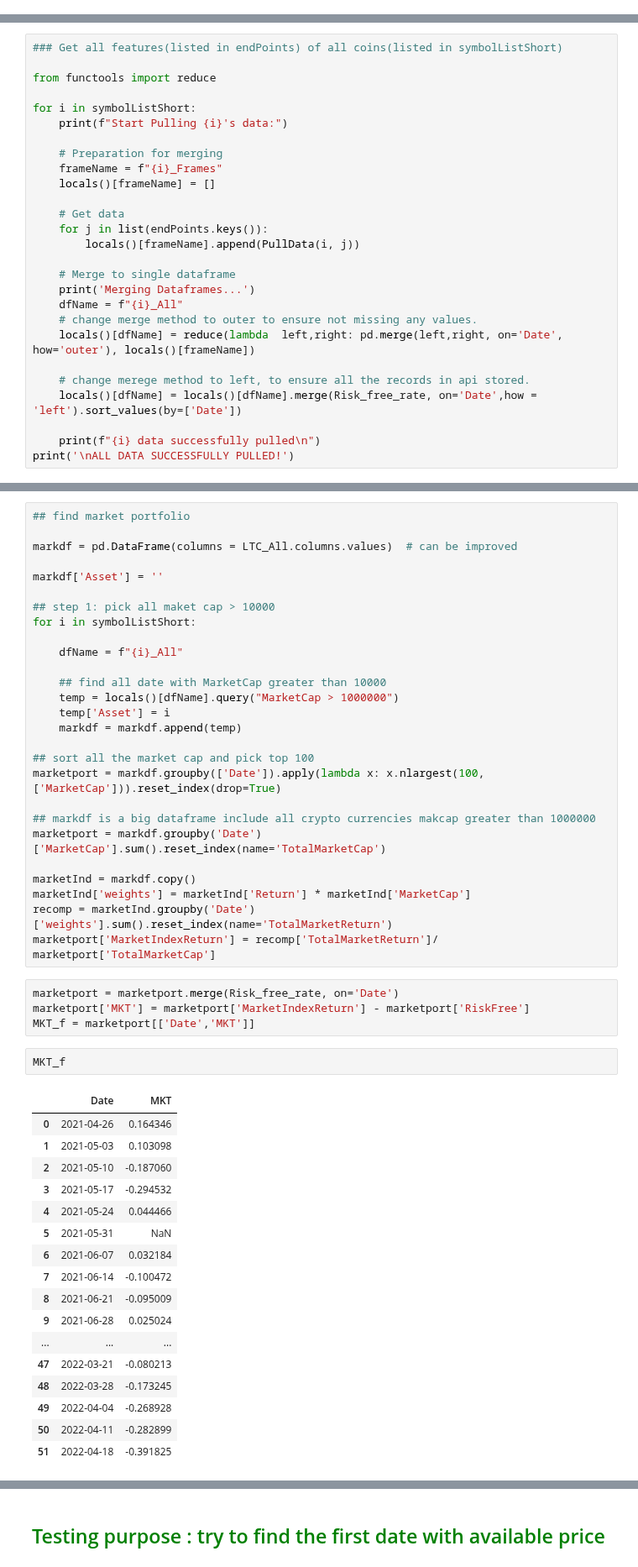
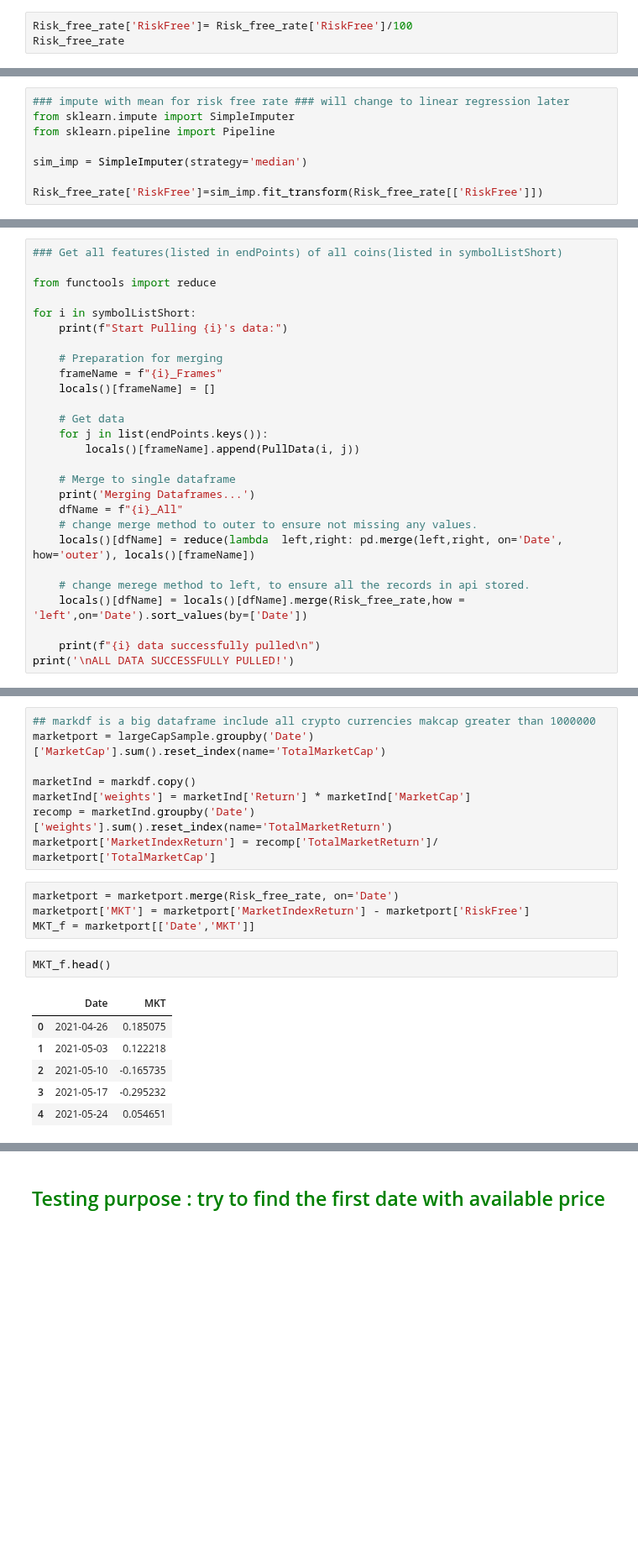
Before and after one commit to PracticumCrypto/C5-Analyzer, a Jupyter notebook: DataPull-MKT_SIZE_Fiona.ipynb, the cells around one changed output, grey strips where cells are left out. Shown at 84% size. Saved outputs shown, nothing was run; the diff lists cells and outputs as text; blank space fills up the shorter version.

```diff
--- a/DataPull-MKT_SIZE_Fiona.ipynb
+++ b/DataPull-MKT_SIZE_Fiona.ipynb
@@ -42,0 +45,3 @@ Risk_free_rate = Risk_free_rate.rename(columns={'index':'Date', 0:'RiskFree'})
+# %%
+Risk_free_rate['RiskFree']= Risk_free_rate['RiskFree']/100
+Risk_free_rate
@@ -42,0 +67,8 @@ Risk_free_rate = Risk_free_rate.rename(columns={'index':'Date', 0:'RiskFree'})
+# %%
+### impute with mean for risk free rate ### will change to linear regression later
+from sklearn.impute import SimpleImputer
+from sklearn.pipeline import Pipeline
+
+sim_imp = SimpleImputer(strategy='median')
+
+Risk_free_rate['RiskFree']=sim_imp.fit_transform(Risk_free_rate[['RiskFree']])
@@ -87,7 +125,7 @@ for i in symbolListShort:
     locals()[dfName] = reduce(lambda  left,right: pd.merge(left,right, on='Date', how='outer'), locals()[frameName])
 
     # change merege method to left, to ensure all the records in api stored.
-    locals()[dfName] = locals()[dfName].merge(Risk_free_rate, on='Date',how = 'left').sort_values(by=['Date'])
+    locals()[dfName] = locals()[dfName].merge(Risk_free_rate,how = 'left',on='Date').sort_values(by=['Date'])
 
     print(f"{i} data successfully pulled\n")
 print('\nALL DATA SUCCESSFULLY PULLED!')
@@ -145,25 +243,6 @@ LTC_All.head()
 # %%
-## find market portfolio
-
-markdf = pd.DataFrame(columns = LTC_All.columns.values)  # can be improved
-
-markdf['Asset'] = ''
-
-## step 1: pick all maket cap > 10000
-for i in symbolListShort:
-
-    dfName = f"{i}_All"
-
-    ## find all date with MarketCap greater than 10000
-    temp = locals()[dfName].query("MarketCap > 1000000")
-    temp['Asset'] = i
-    markdf = markdf.append(temp)
-
-## sort all the market cap and pick top 100
-marketport = markdf.groupby(['Date']).apply(lambda x: x.nlargest(100,['MarketCap'])).reset_index(drop=True)
-
 ## markdf is a big dataframe include all crypto currencies makcap greater than 1000000
-marketport = markdf.groupby('Date')['MarketCap'].sum().reset_index(name='TotalMarketCap')
+marketport = largeCapSample.groupby('Date')['MarketCap'].sum().reset_index(name='TotalMarketCap')
 
 marketInd = markdf.copy()
 marketInd['weights'] = marketInd['Return'] * marketInd['MarketCap']
@@ -174,22 +253,11 @@ marketport = marketport.merge(Risk_free_rate, on='Date')
 marketport['MKT'] = marketport['MarketIndexReturn'] - marketport['RiskFree']
 MKT_f = marketport[['Date','MKT']]
 # %%
-MKT_f
+MKT_f.head()
 # %% [output]
 |  | Date | MKT |
-| 0 | 2021-04-26 | 0.164346 |
-| 1 | 2021-05-03 | 0.103098 |
-| 2 | 2021-05-10 | -0.187060 |
-| 3 | 2021-05-17 | -0.294532 |
-| 4 | 2021-05-24 | 0.044466 |
-| 5 | 2021-05-31 | NaN |
-| 6 | 2021-06-07 | 0.032184 |
-| 7 | 2021-06-14 | -0.100472 |
-| 8 | 2021-06-21 | -0.095009 |
-| 9 | 2021-06-28 | 0.025024 |
-| ... | ... | ... |
-| 47 | 2022-03-21 | -0.080213 |
-| 48 | 2022-03-28 | -0.173245 |
-| 49 | 2022-04-04 | -0.268928 |
-| 50 | 2022-04-11 | -0.282899 |
-| 51 | 2022-04-18 | -0.391825 |
+| 0 | 2021-04-26 | 0.185075 |
+| 1 | 2021-05-03 | 0.122218 |
+| 2 | 2021-05-10 | -0.165735 |
+| 3 | 2021-05-17 | -0.295232 |
+| 4 | 2021-05-24 | 0.054651 |
```
Also changed, not shown: parts of 25 cells of this notebook.
